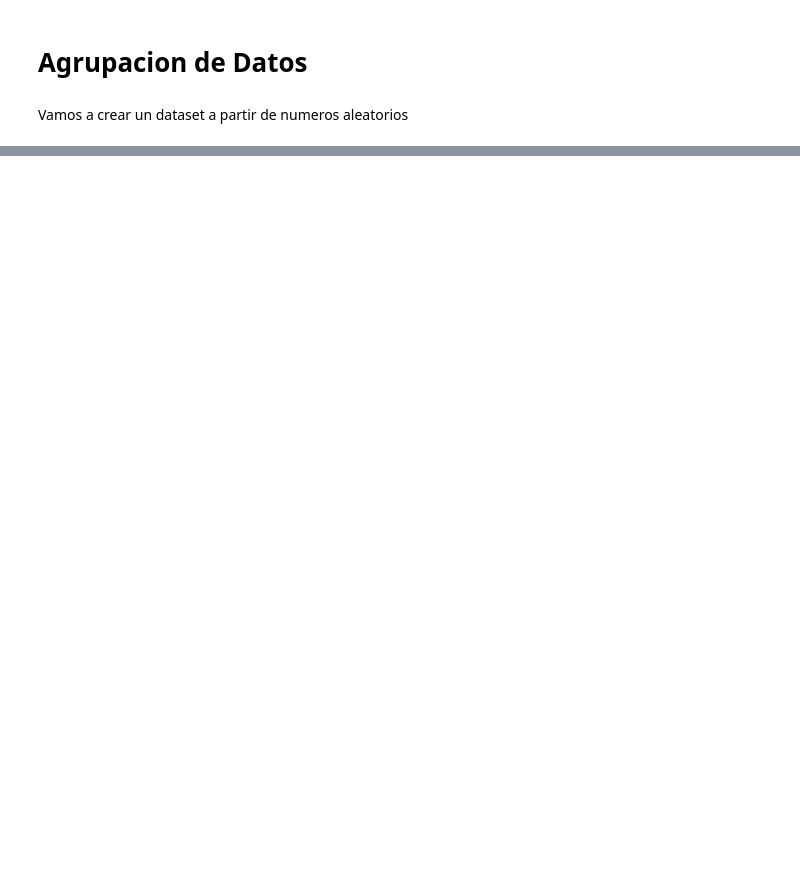
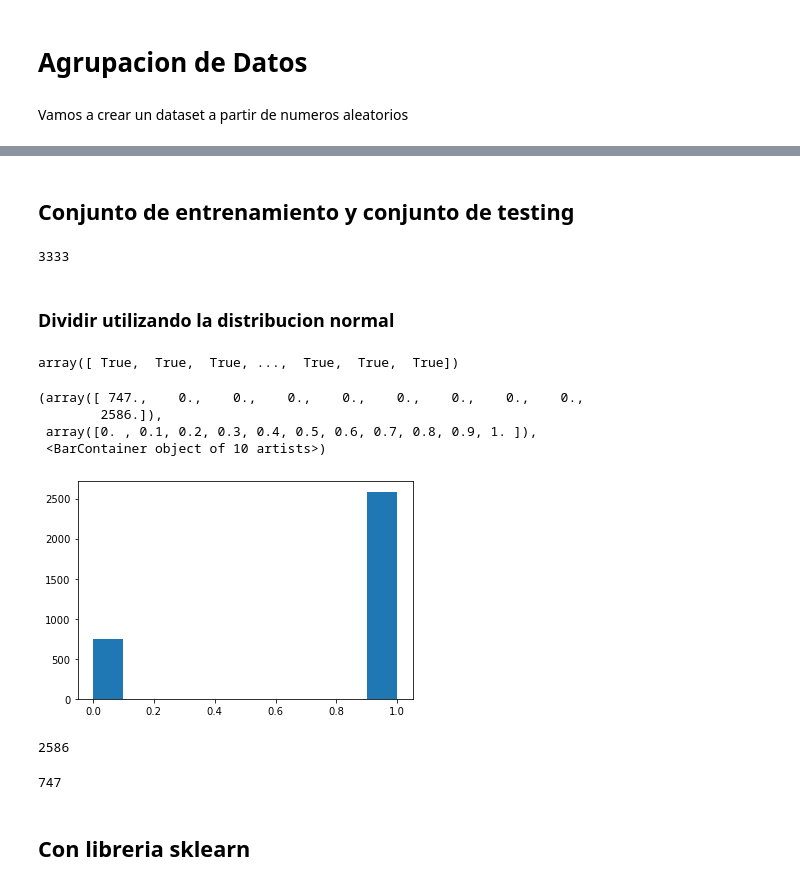
Before and after one commit to fgmolteni/Curso-Ciencia-de-Datos, a Jupyter notebook: seccion_2/S2_3_AgruparDatos.ipynb, the cells around one changed output, grey strips where cells are left out. Drawn from its saved outputs; the diff is of its cells as text; code cells hidden in the pictures; blank space fills up the shorter version.

```diff
--- a/seccion_2/S2_3_AgruparDatos.ipynb
+++ b/seccion_2/S2_3_AgruparDatos.ipynb
@@ -71,0 +373,26 @@ data.head()
+# %% [markdown]
+## Conjunto de entrenamiento y conjunto de testing
+# %%
+data = pd.read_csv("../data/customer-churn-model/Customer Churn Model.txt")
+# %%
+len(data)
+# %% [output]
+3333
+# %% [markdown]
+### Dividir utilizando la distribucion normal
+# %%
+a = np.random.randn(len(data))
+# %%
+check = (a<0.8)
+# %%
+check
+# %% [output]
+array([ True,  True,  True, ...,  True,  True,  True])
+# %%
+plt.hist(check.astype(int))
+# %% [output]
+(array([ 747.,    0.,    0.,    0.,    0.,    0.,    0.,    0.,    0.,
+        2586.]),
+ array([0. , 0.1, 0.2, 0.3, 0.4, 0.5, 0.6, 0.7, 0.8, 0.9, 1. ]),
+ <BarContainer object of 10 artists>)
+[figure, added]
@@ -71,0 +402,10 @@ data.head()
+# %%
+len(training)
+# %% [output]
+2586
+# %%
+len(testing)
+# %% [output]
+747
+# %% [markdown]
+## Con libreria sklearn
```
Also changed, not shown: parts of 54 cells of this notebook.
